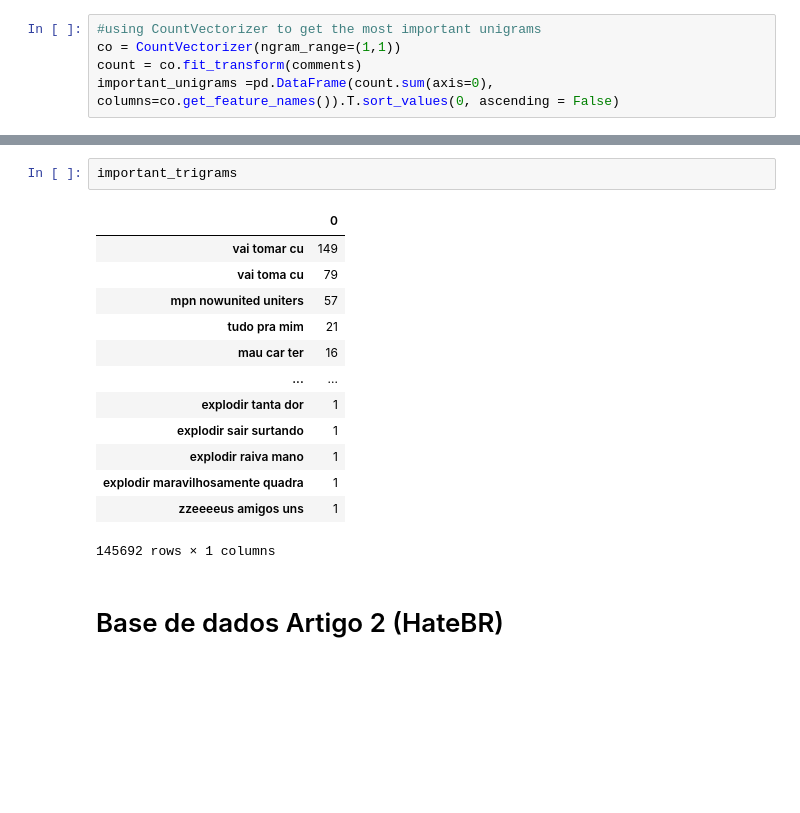
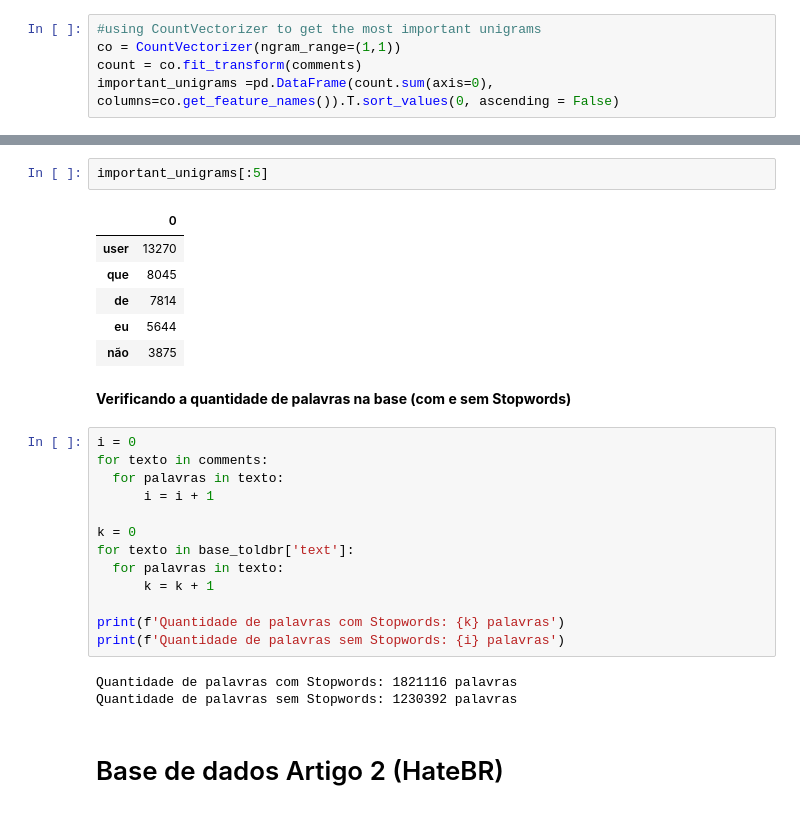
Before and after one commit to GGMmattos/Modelo-de-Deteccao-de-Linguagem-Ofensiva, a Jupyter notebook: PIC_Construção_de_modelos_de_detecção_automática_de_linguagem_ofensiva_e_ou_de_ódio_em_língua_portuguesa_.ipynb, the cells around one changed output, grey strips where cells are left out. Saved outputs shown, nothing was run; the diff lists cells and outputs as text; blank space fills up the shorter version.

```diff
--- a/PIC_Construção_de_modelos_de_detecção_automática_de_linguagem_ofensiva_e_ou_de_ódio_em_língua_portuguesa_.ipynb
+++ b/PIC_Construção_de_modelos_de_detecção_automática_de_linguagem_ofensiva_e_ou_de_ódio_em_língua_portuguesa_.ipynb
@@ -209,19 +217,30 @@ important_trigrams =pd.DataFrame(count.sum(axis=0), columns=co.get_feature_names
-# %%
-important_trigrams
-# %% [output]
-|  | 0 |
-| vai tomar cu | 149 |
-| vai toma cu | 79 |
-| mpn nowunited uniters | 57 |
-| tudo pra mim | 21 |
-| mau car ter | 16 |
-| ... | ... |
-| explodir tanta dor | 1 |
-| explodir sair surtando | 1 |
-| explodir raiva mano | 1 |
-| explodir maravilhosamente quadra | 1 |
-| zzeeeeus amigos uns | 1 |
-145692 rows × 1 columns
+# %%
+important_unigrams[:5]
+# %% [output]
+|  | 0 |
+| user | 13270 |
+| que | 8045 |
+| de | 7814 |
+| eu | 5644 |
+| não | 3875 |
+# %% [markdown]
+**Verificando a quantidade de palavras na base (com e sem Stopwords)**
+# %%
+i = 0
+for texto in comments:
+  for palavras in texto:
+      i = i + 1
+
+k = 0
+for texto in base_toldbr['text']:
+  for palavras in texto:
+      k = k + 1
+
+print(f'Quantidade de palavras com Stopwords: {k} palavras')
+print(f'Quantidade de palavras sem Stopwords: {i} palavras')
+# %% [output]
+Quantidade de palavras com Stopwords: 1821116 palavras
+Quantidade de palavras sem Stopwords: 1230392 palavras
 # %% [markdown]
 
 # Base de dados Artigo 2 (HateBR)
```
Also changed, not shown: parts of 40 cells of this notebook.
